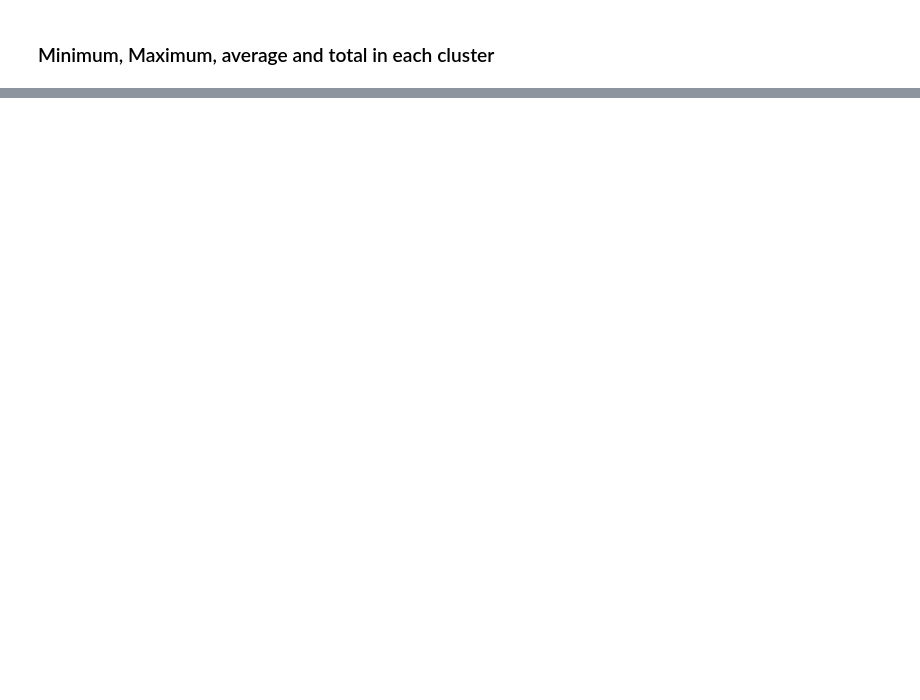
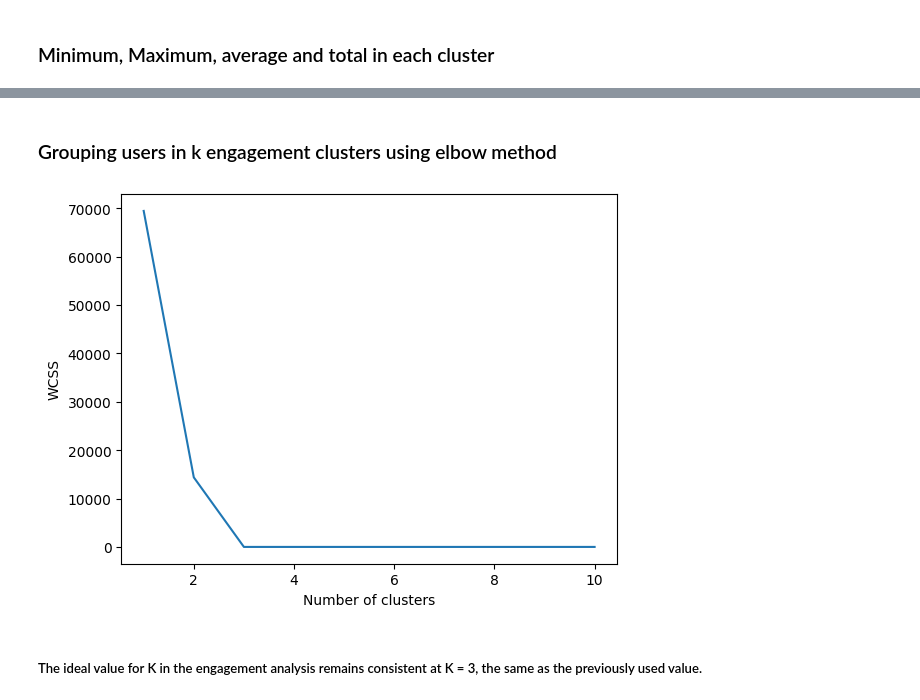
Before and after one commit to Misganaw-Berihun/User_analytics_in_Telecommunication, a Jupyter notebook: notebooks/03_user_engagement_01.ipynb, the cells around one changed output, grey strips where cells are left out. Saved outputs shown, nothing was run; the diff lists cells and outputs as text; code cells hidden in the pictures; blank space fills up the shorter version.

Commit message:
feat: find optimal k using elbow method

```diff
--- a/notebooks/03_user_engagement_01.ipynb
+++ b/notebooks/03_user_engagement_01.ipynb
@@ -239,0 +240,19 @@ grouped_df
+# %% [markdown]
+### Grouping users in k engagement clusters using elbow method
+# %%
+wcss = []
+X = processed_df.iloc[:, [1, 3]]
+
+for i in range(1, 11):
+    kmeans = KMeans(n_clusters = i, random_state=42, n_init=10)
+    kmeans.fit(X)
+    wcss.append(kmeans.inertia_)
+
+plt.plot(range(1, 11), wcss)
+plt.xlabel('Number of clusters')
+plt.ylabel('WCSS')
+plt.show()
+# %% [output]
+[figure, added]
+# %% [markdown]
+##### The ideal value for K in the engagement analysis remains consistent at K = 3, the same as the previously used value.
```
Also changed, not shown: parts of 3 cells of this notebook.
